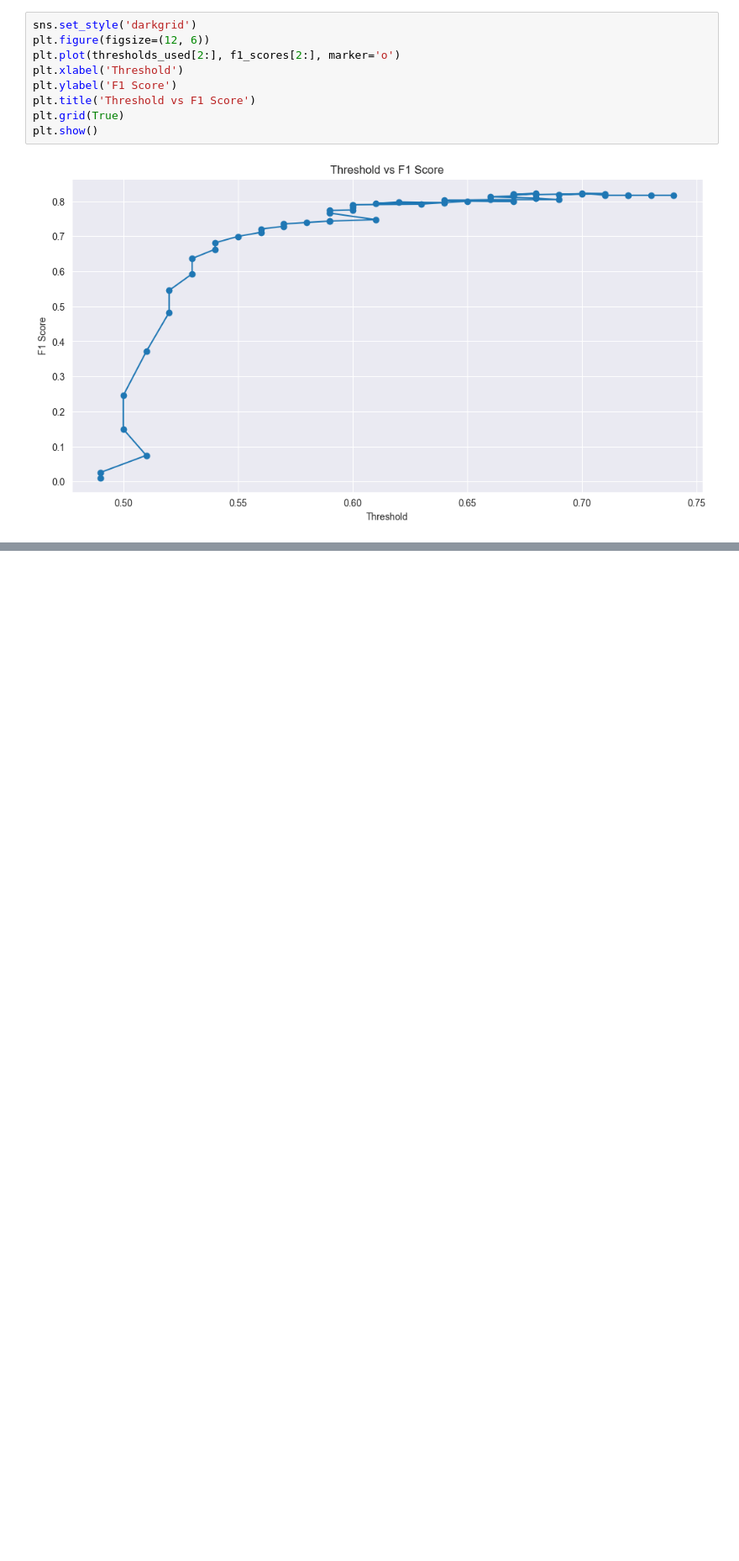
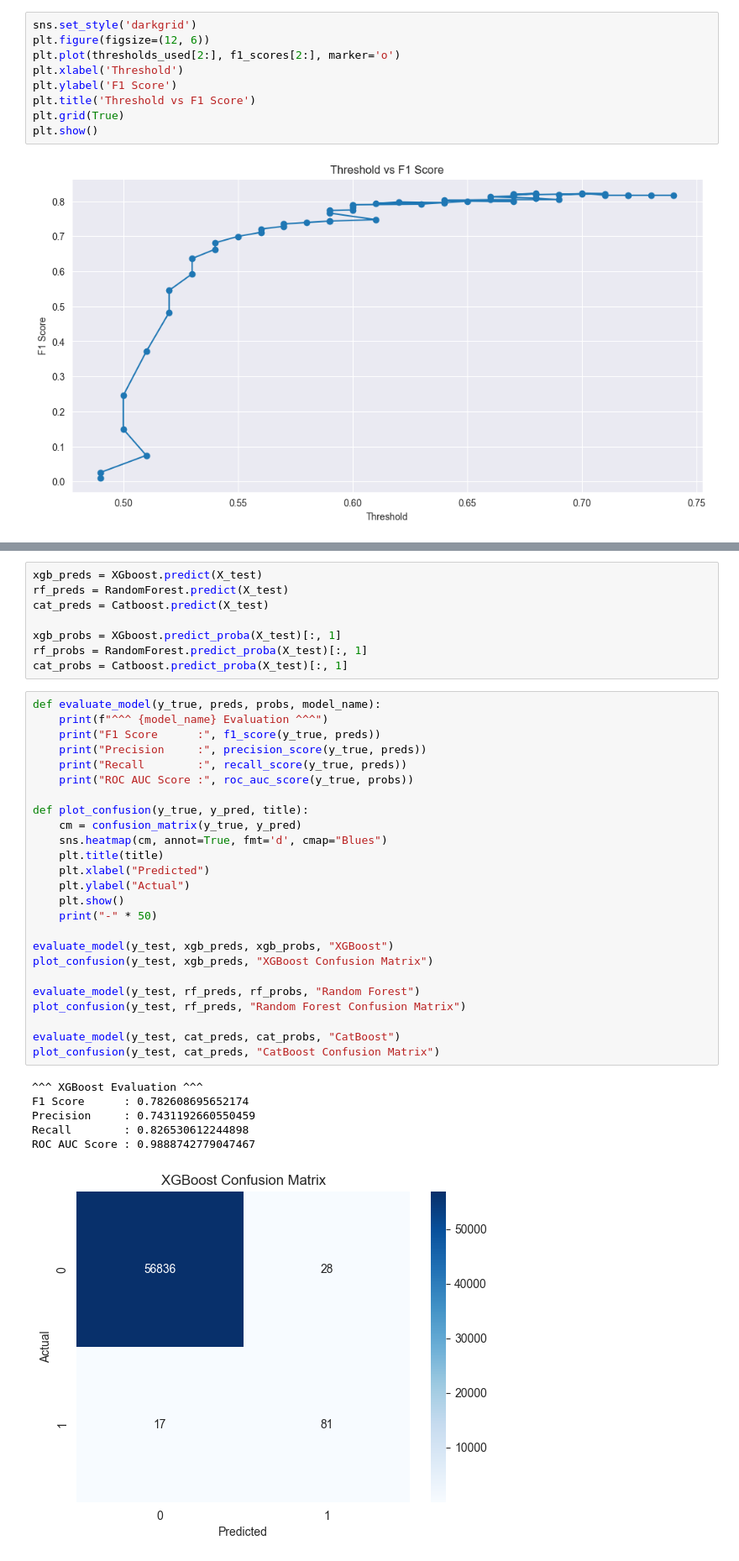
Before and after one commit to severussnape19/credit-card-fraud-detection, a Jupyter notebook: project.ipynb, the cells around one changed output, grey strips where cells are left out. Shown at 84% size. Cells and saved outputs as stored; diff of their text form; blank space fills up the shorter version.

```diff
--- a/project.ipynb
+++ b/project.ipynb
@@ -302,0 +327,40 @@ Confusion Matrix:
+# %%
+xgb_preds = XGboost.predict(X_test)
+rf_preds = RandomForest.predict(X_test)
+cat_preds = Catboost.predict(X_test)
+
+xgb_probs = XGboost.predict_proba(X_test)[:, 1]
+rf_probs = RandomForest.predict_proba(X_test)[:, 1]
+cat_probs = Catboost.predict_proba(X_test)[:, 1]
+# %%
+def evaluate_model(y_true, preds, probs, model_name):
+    print(f"^^^ {model_name} Evaluation ^^^")
+    print("F1 Score      :", f1_score(y_true, preds))
+    print("Precision     :", precision_score(y_true, preds))
+    print("Recall        :", recall_score(y_true, preds))
+    print("ROC AUC Score :", roc_auc_score(y_true, probs))
+
+def plot_confusion(y_true, y_pred, title):
+    cm = confusion_matrix(y_true, y_pred)
+    sns.heatmap(cm, annot=True, fmt='d', cmap="Blues")
+    plt.title(title)
+    plt.xlabel("Predicted")
+    plt.ylabel("Actual")
+    plt.show()
+    print("-" * 50)
+
+evaluate_model(y_test, xgb_preds, xgb_probs, "XGBoost")
+plot_confusion(y_test, xgb_preds, "XGBoost Confusion Matrix")
+
+evaluate_model(y_test, rf_preds, rf_probs, "Random Forest")
+plot_confusion(y_test, rf_preds, "Random Forest Confusion Matrix")
+
+evaluate_model(y_test, cat_preds, cat_probs, "CatBoost")
+plot_confusion(y_test, cat_preds, "CatBoost Confusion Matrix")
+# %% [output]
+^^^ XGBoost Evaluation ^^^
+F1 Score      : 0.782608695652174
+Precision     : 0.7431192660550459
+Recall        : 0.826530612244898
+ROC AUC Score : 0.9888742779047467
+[figure, added]
```
Also changed, not shown: parts of 12 cells of this notebook.
